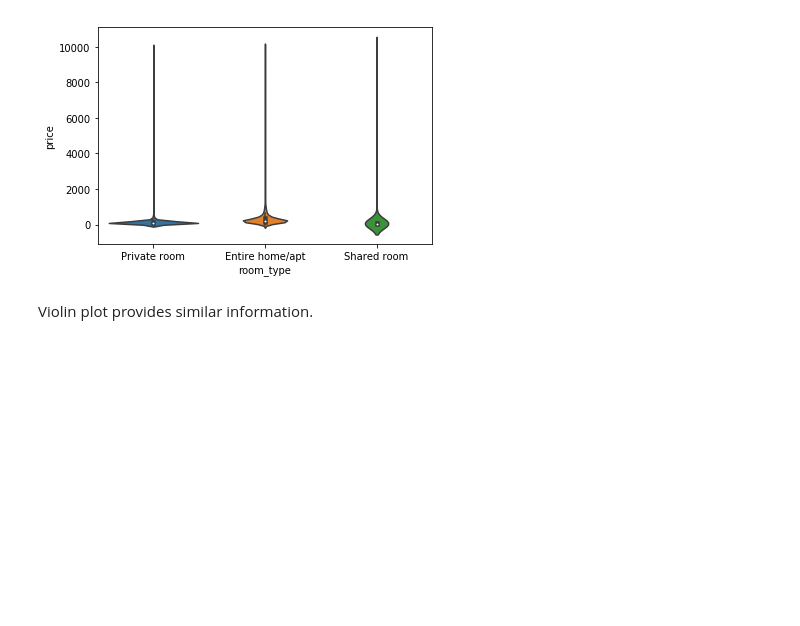
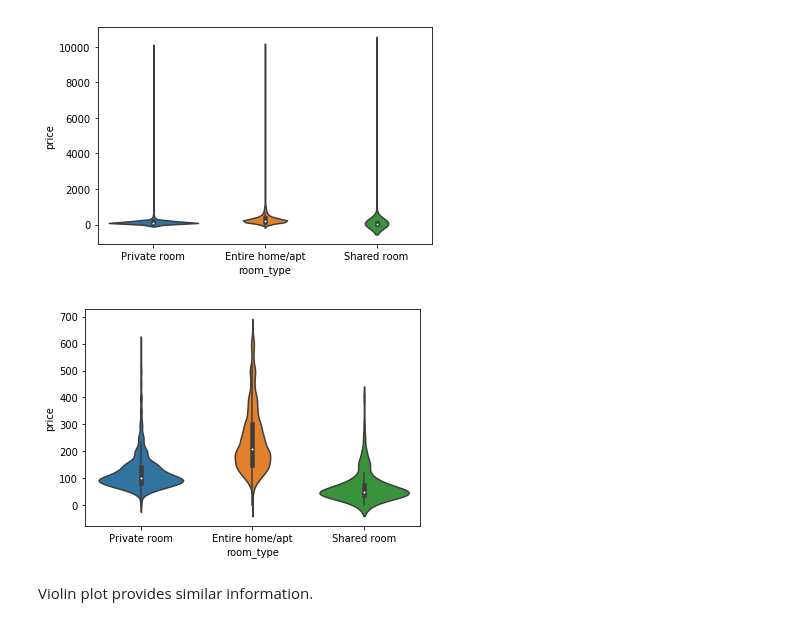
Before and after one commit to akim2034/Thinkful_DS_Bootcamp, a Jupyter notebook: Unit 1/Lesson 3/Lesson 1.3.3 Present same data multiple ways Drill Part 2.ipynb, the cells around one changed output. Saved outputs shown, nothing was run; the diff lists cells and outputs as text; code cells hidden in the pictures; blank space fills up the shorter version.

```diff
--- a/Unit 1/Lesson 3/Lesson 1.3.3 Present same data multiple ways Drill Part 2.ipynb
+++ b/Unit 1/Lesson 3/Lesson 1.3.3 Present same data multiple ways Drill Part 2.ipynb
@@ -53,6 +69,10 @@ Box plot gives us more information, but it would be more valuable to zoom in.
 sns.violinplot(x="room_type", y="price", data=df);
 # %% [output]
 [figure]
+# %%
+sns.violinplot(x="room_type", y="price", data=df_95thpercentile);
+# %% [output]
+[figure, added]
 # %% [markdown]
 Violin plot provides similar information.
 # %%
```
Also changed, not shown: parts of 4 cells of this notebook, 1 other file.
